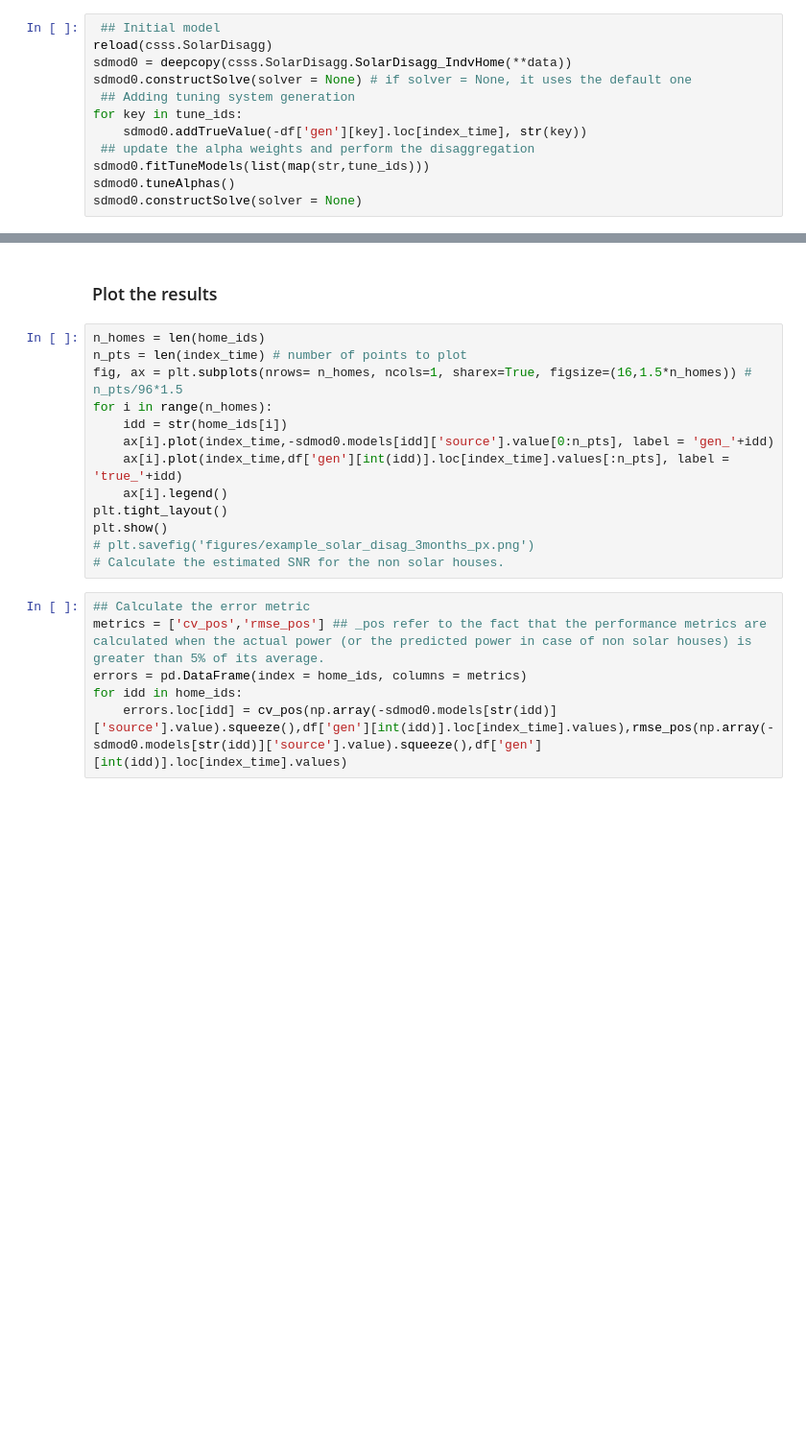
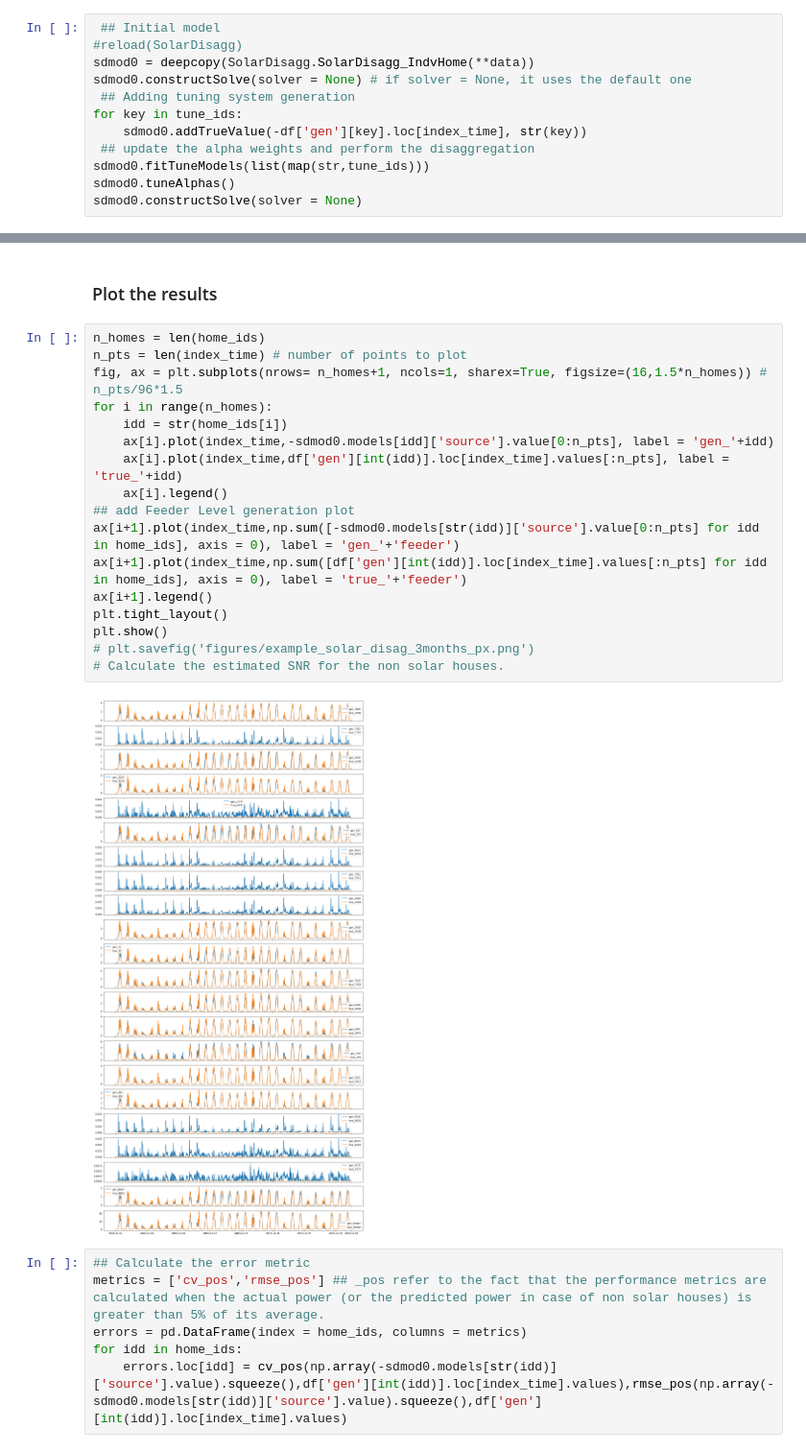
Before and after one commit to slaclab/VADER-Analytics, a Jupyter notebook: solar_disaggregation/sce-demo/SolarDisagg_Individual_Home_Historical.ipynb, the cells around one changed output, grey strips where cells are left out. Shown at 96% size. Cells and saved outputs as stored; diff of their text form; blank space fills up the shorter version.

```diff
--- a/solar_disaggregation/sce-demo/SolarDisagg_Individual_Home_Historical.ipynb
+++ b/solar_disaggregation/sce-demo/SolarDisagg_Individual_Home_Historical.ipynb
@@ -85,8 +110,8 @@ data = createSolarDisaggIndvInputs(df, home_ids, solar_proxy_ids= proxy_ids, tim
 ### Solar disaggregation
 # %%
  ## Initial model
-reload(csss.SolarDisagg)
-sdmod0 = deepcopy(csss.SolarDisagg.SolarDisagg_IndvHome(**data))
+#reload(SolarDisagg)
+sdmod0 = deepcopy(SolarDisagg.SolarDisagg_IndvHome(**data))
 sdmod0.constructSolve(solver = None) # if solver = None, it uses the default one
  ## Adding tuning system generation
 for key in tune_ids:
@@ -100,16 +127,22 @@ sdmod0.constructSolve(solver = None)
 # %%
 n_homes = len(home_ids)
 n_pts = len(index_time) # number of points to plot
-fig, ax = plt.subplots(nrows= n_homes, ncols=1, sharex=True, figsize=(16,1.5*n_homes)) # n_pts/96*1.5
+fig, ax = plt.subplots(nrows= n_homes+1, ncols=1, sharex=True, figsize=(16,1.5*n_homes)) # n_pts/96*1.5
 for i in range(n_homes):
     idd = str(home_ids[i])
     ax[i].plot(index_time,-sdmod0.models[idd]['source'].value[0:n_pts], label = 'gen_'+idd)
     ax[i].plot(index_time,df['gen'][int(idd)].loc[index_time].values[:n_pts], label = 'true_'+idd)
     ax[i].legend()
+## add Feeder Level generation plot
+ax[i+1].plot(index_time,np.sum([-sdmod0.models[str(idd)]['source'].value[0:n_pts] for idd in home_ids], axis = 0), label = 'gen_'+'feeder')
+ax[i+1].plot(index_time,np.sum([df['gen'][int(idd)].loc[index_time].values[:n_pts] for idd in home_ids], axis = 0), label = 'true_'+'feeder')
+ax[i+1].legend()
 plt.tight_layout()
 plt.show()
 # plt.savefig('figures/example_solar_disag_3months_px.png')
 # Calculate the estimated SNR for the non solar houses.
+# %% [output]
+[figure, added]
 # %%
 ## Calculate the error metric
 metrics = ['cv_pos','rmse_pos'] ## _pos refer to the fact that the performance metrics are calculated when the actual power (or the predicted power in case of non solar houses) is greater than 5% of its average.
```
Also changed, not shown: parts of 5 cells of this notebook, 4 other files.
